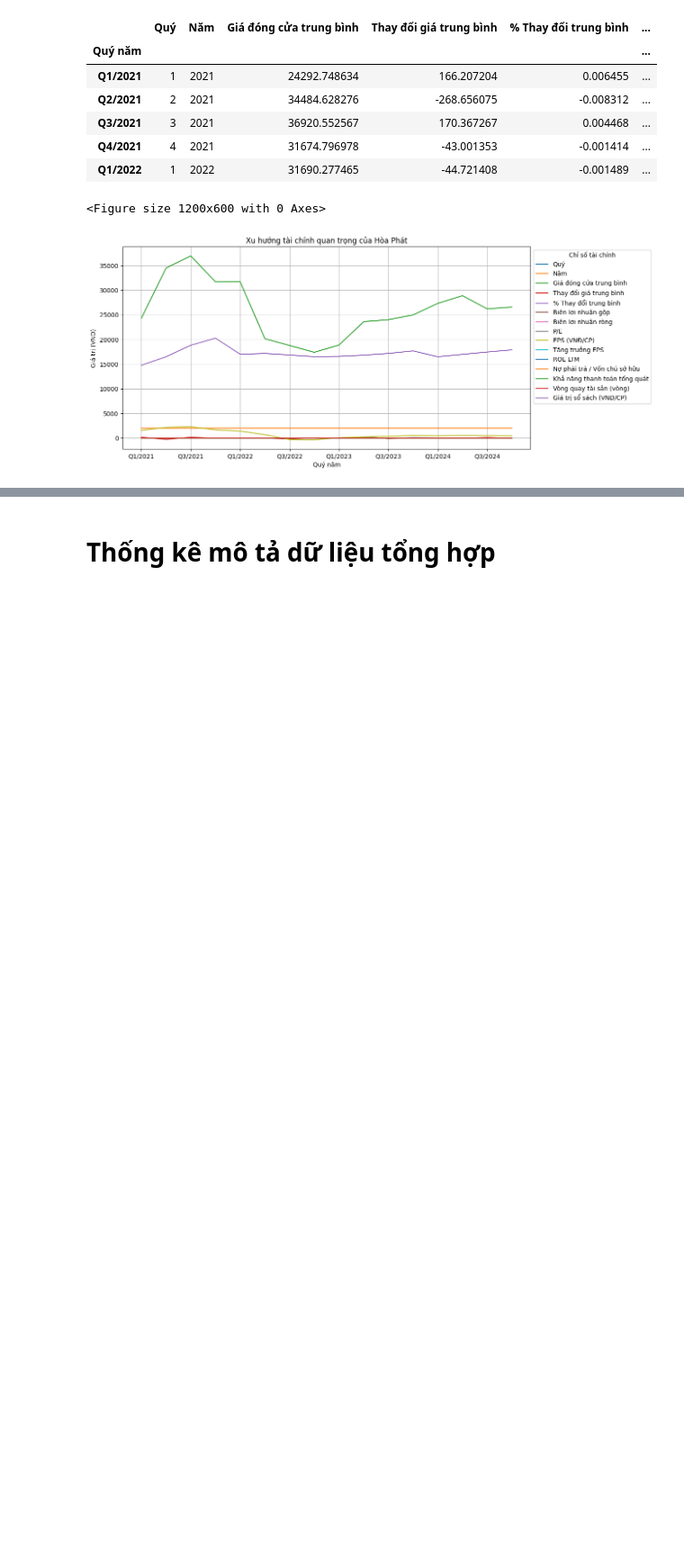
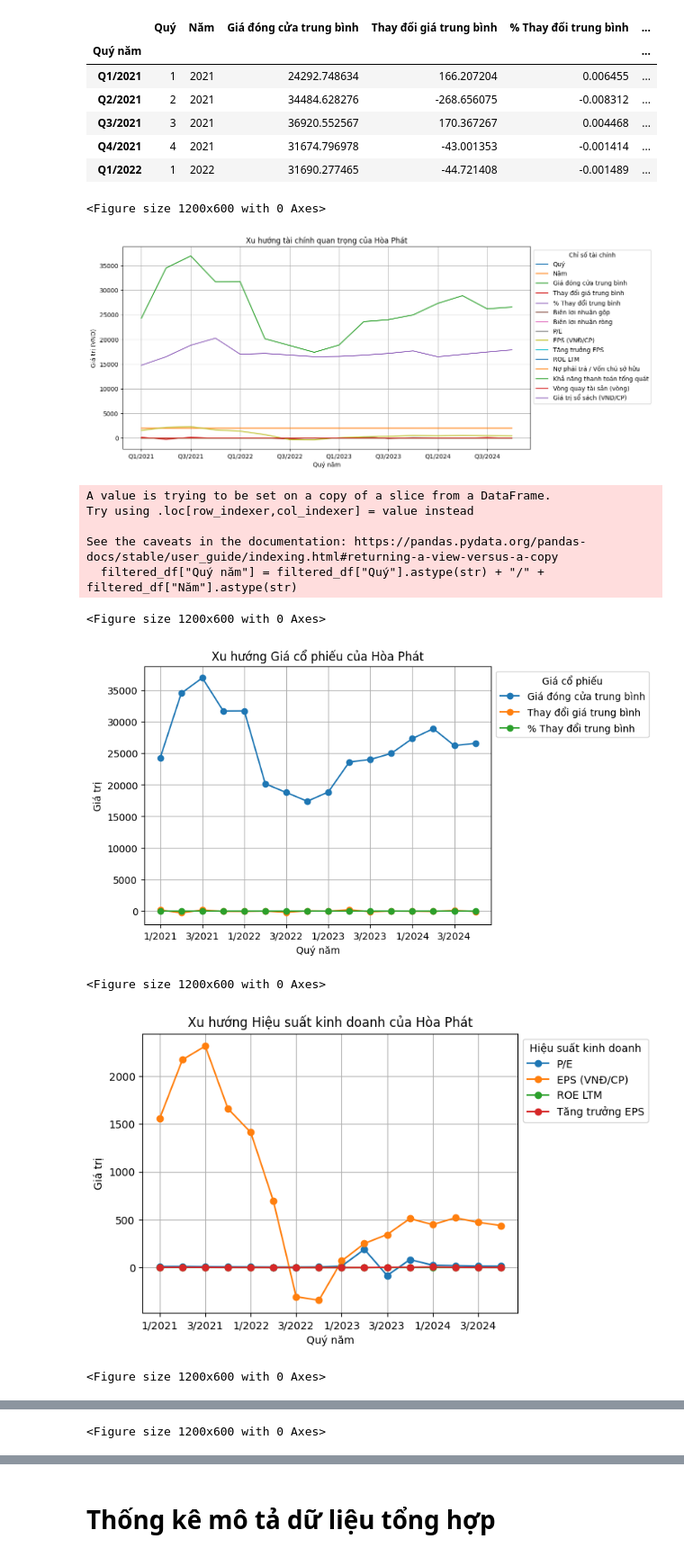
Before and after one commit to diepdangban/Datamining, a Jupyter notebook: Data_understanding.ipynb, the cells around one changed output, grey strips where cells are left out. Shown at 90% size. Drawn from its saved outputs; the diff is of its cells as text; code cells hidden in the pictures; blank space fills up the shorter version.

```diff
--- a/Data_understanding.ipynb
+++ b/Data_understanding.ipynb
@@ -567,3 +567,36 @@ plt.show()
 # %% [output]
 <Figure size 1200x600 with 0 Axes>
 [figure]
+# %%
+filtered_df["Quý năm"] = filtered_df["Quý"].astype(str) + "/" + filtered_df["Năm"].astype(str)
+filtered_df = filtered_df.sort_values(by=["Năm", "Quý"])  # Sắp xếp theo thứ tự thời gian
+
+# Chia nhóm dữ liệu
+groups = {
+    "Giá cổ phiếu": ["Giá đóng cửa trung bình", "Thay đổi giá trung bình", "% Thay đổi trung bình"],
+    "Hiệu suất kinh doanh": ["P/E", "EPS (VNĐ/CP)", "ROE LTM", "Tăng trưởng EPS"],
+    "Cấu trúc tài chính": ["Nợ phải trả / Vốn chủ sở hữu", "Khả năng thanh toán tổng quát", "Vòng quay tài sản (vòng)"],
+    "Giá trị sổ sách": ["Giá trị sổ sách (VNĐ/CP)"]
+}
+
+# Vẽ từng nhóm dữ liệu
+for title, columns in groups.items():
+    plt.figure(figsize=(12, 6))
+    filtered_df.set_index("Quý năm")[columns].plot(marker='o')
+    plt.xlabel("Quý năm")
+    plt.ylabel("Giá trị")
+    plt.title(f"Xu hướng {title} của Hòa Phát")
+    plt.legend(title=title, loc="upper left", bbox_to_anchor=(1,1))
+    plt.grid(True)
+    plt.show()
+# %% [output]
+A value is trying to be set on a copy of a slice from a DataFrame.
+Try using .loc[row_indexer,col_indexer] = value instead
+
+See the caveats in the documentation: https://pandas.pydata.org/pandas-docs/stable/user_guide/indexing.html#returning-a-view-versus-a-copy
+  filtered_df["Quý năm"] = filtered_df["Quý"].astype(str) + "/" + filtered_df["Năm"].astype(str)
+<Figure size 1200x600 with 0 Axes>
+[figure, added]
+<Figure size 1200x600 with 0 Axes>
+[figure, added]
+<Figure size 1200x600 with 0 Axes>
@@ -569,0 +604 @@ plt.show()
+<Figure size 1200x600 with 0 Axes>
```
Also changed, not shown: parts of 6 cells of this notebook.
